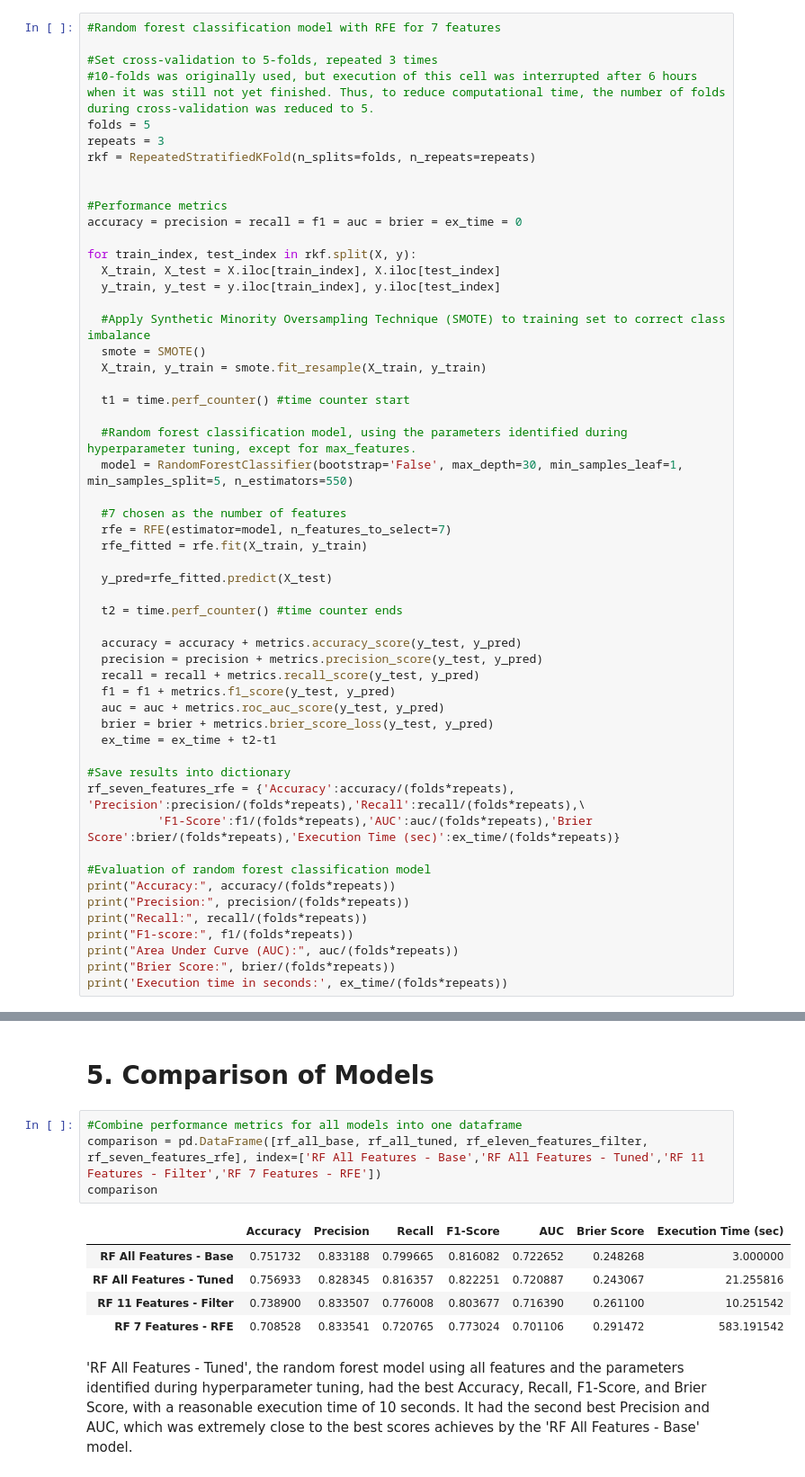
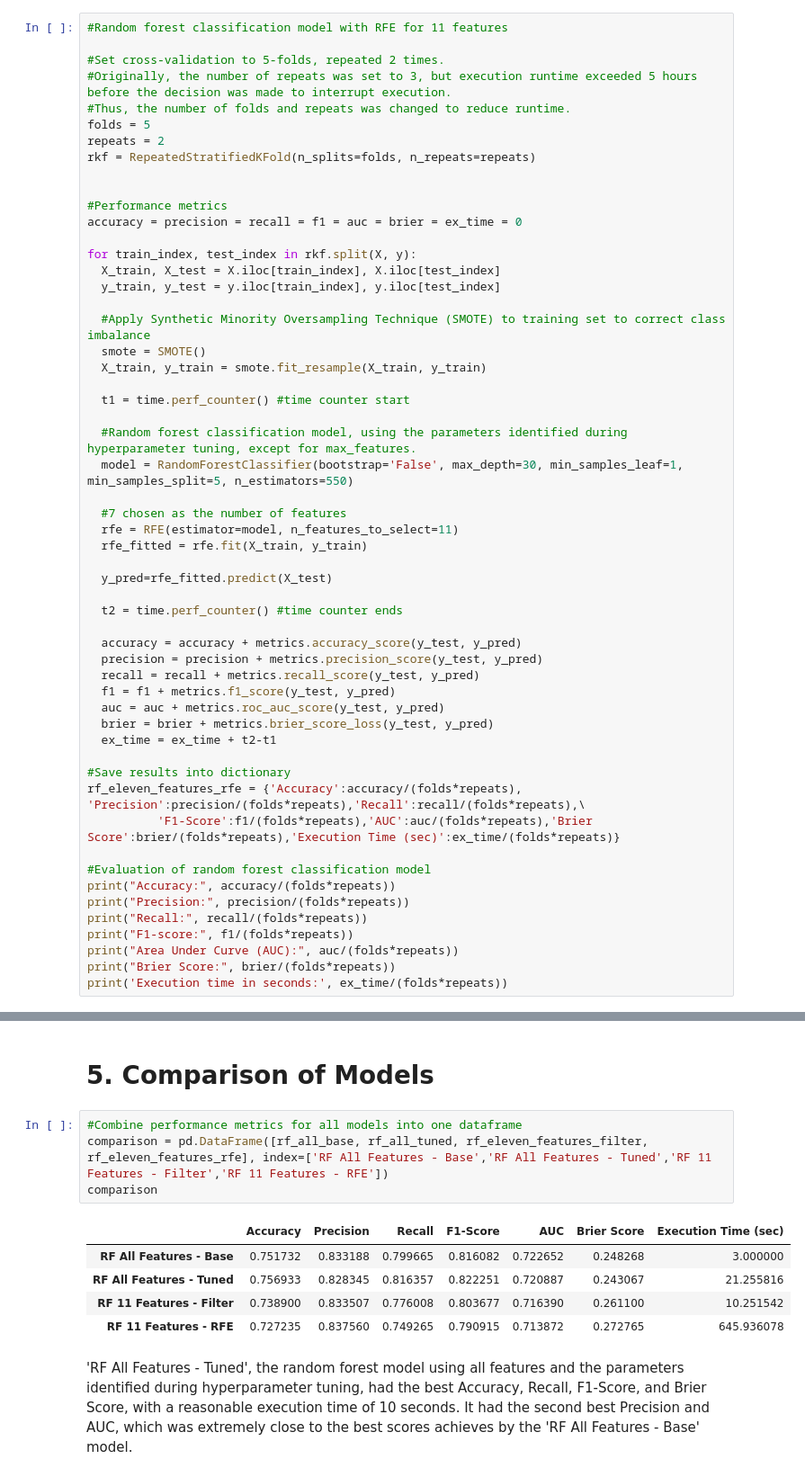
Before and after one commit to YinYinTan/CIND820FinalProject, a Jupyter notebook: 4_Random_Forest_Classification_Models.ipynb, the cells around one changed output, grey strips where cells are left out. Shown at 90% size. Saved outputs shown, nothing was run; the diff lists cells and outputs as text.

```diff
--- a/4_Random_Forest_Classification_Models.ipynb
+++ b/4_Random_Forest_Classification_Models.ipynb
@@ -447,12 +447,13 @@ The model obtained in section 4A.3, which used the top 11 features, did not perf
 X = df.drop(['Worse_MH'],axis=1)
 y = df['Worse_MH']
 # %%
-#Random forest classification model with RFE for 7 features
+#Random forest classification model with RFE for 11 features
 
-#Set cross-validation to 5-folds, repeated 3 times
-#10-folds was originally used, but execution of this cell was interrupted after 6 hours when it was still not yet finished. Thus, to reduce computational time, the number of folds during cross-validation was reduced to 5.
+#Set cross-validation to 5-folds, repeated 2 times.
+#Originally, the number of repeats was set to 3, but execution runtime exceeded 5 hours before the decision was made to interrupt execution.
+#Thus, the number of folds and repeats was changed to reduce runtime.
 folds = 5
-repeats = 3
+repeats = 2
 rkf = RepeatedStratifiedKFold(n_splits=folds, n_repeats=repeats)
 
 
@@ -473,7 +474,7 @@ for train_index, test_index in rkf.split(X, y):
   model = RandomForestClassifier(bootstrap='False', max_depth=30, min_samples_leaf=1, min_samples_split=5, n_estimators=550)
 
   #7 chosen as the number of features
-  rfe = RFE(estimator=model, n_features_to_select=7)
+  rfe = RFE(estimator=model, n_features_to_select=11)
   rfe_fitted = rfe.fit(X_train, y_train)
 
   y_pred=rfe_fitted.predict(X_test)
@@ -489,7 +490,7 @@ for train_index, test_index in rkf.split(X, y):
   ex_time = ex_time + t2-t1
 
 #Save results into dictionary
-rf_seven_features_rfe = {'Accuracy':accuracy/(folds*repeats), 'Precision':precision/(folds*repeats),'Recall':recall/(folds*repeats),\
+rf_eleven_features_rfe = {'Accuracy':accuracy/(folds*repeats), 'Precision':precision/(folds*repeats),'Recall':recall/(folds*repeats),\
           'F1-Score':f1/(folds*repeats),'AUC':auc/(folds*repeats),'Brier Score':brier/(folds*repeats),'Execution Time (sec)':ex_time/(folds*repeats)}
 
 #Evaluation of random forest classification model
@@ -512,14 +513,14 @@ Execution time in seconds: 583.1915418246672
 # 5. Comparison of Models
 # %%
 #Combine performance metrics for all models into one dataframe
-comparison = pd.DataFrame([rf_all_base, rf_all_tuned, rf_eleven_features_filter, rf_seven_features_rfe], index=['RF All Features - Base','RF All Features - Tuned','RF 11 Features - Filter','RF 7 Features - RFE'])
+comparison = pd.DataFrame([rf_all_base, rf_all_tuned, rf_eleven_features_filter, rf_eleven_features_rfe], index=['RF All Features - Base','RF All Features - Tuned','RF 11 Features - Filter','RF 11 Features - RFE'])
 comparison
 # %% [output]
 |  | Accuracy | Precision | Recall | F1-Score | AUC | Brier Score | Execution Time (sec) |
 | RF All Features - Base | 0.751732 | 0.833188 | 0.799665 | 0.816082 | 0.722652 | 0.248268 | 3.000000 |
 | RF All Features - Tuned | 0.756933 | 0.828345 | 0.816357 | 0.822251 | 0.720887 | 0.243067 | 21.255816 |
 | RF 11 Features - Filter | 0.738900 | 0.833507 | 0.776008 | 0.803677 | 0.716390 | 0.261100 | 10.251542 |
-| RF 7 Features - RFE | 0.708528 | 0.833541 | 0.720765 | 0.773024 | 0.701106 | 0.291472 | 583.191542 |
+| RF 11 Features - RFE | 0.727235 | 0.837560 | 0.749265 | 0.790915 | 0.713872 | 0.272765 | 645.936078 |
 # %% [markdown]
 'RF All Features - Tuned', the random forest model using all features and the parameters identified during hyperparameter tuning, had the best Accuracy, Recall, F1-Score, and Brier Score, with a reasonable execution time of 10 seconds. It had the second best Precision and AUC, which was extremely close to the best scores achieves by the 'RF All Features - Base' model.
 # %% [markdown]
```
Also changed, not shown: parts of 2 cells of this notebook.
